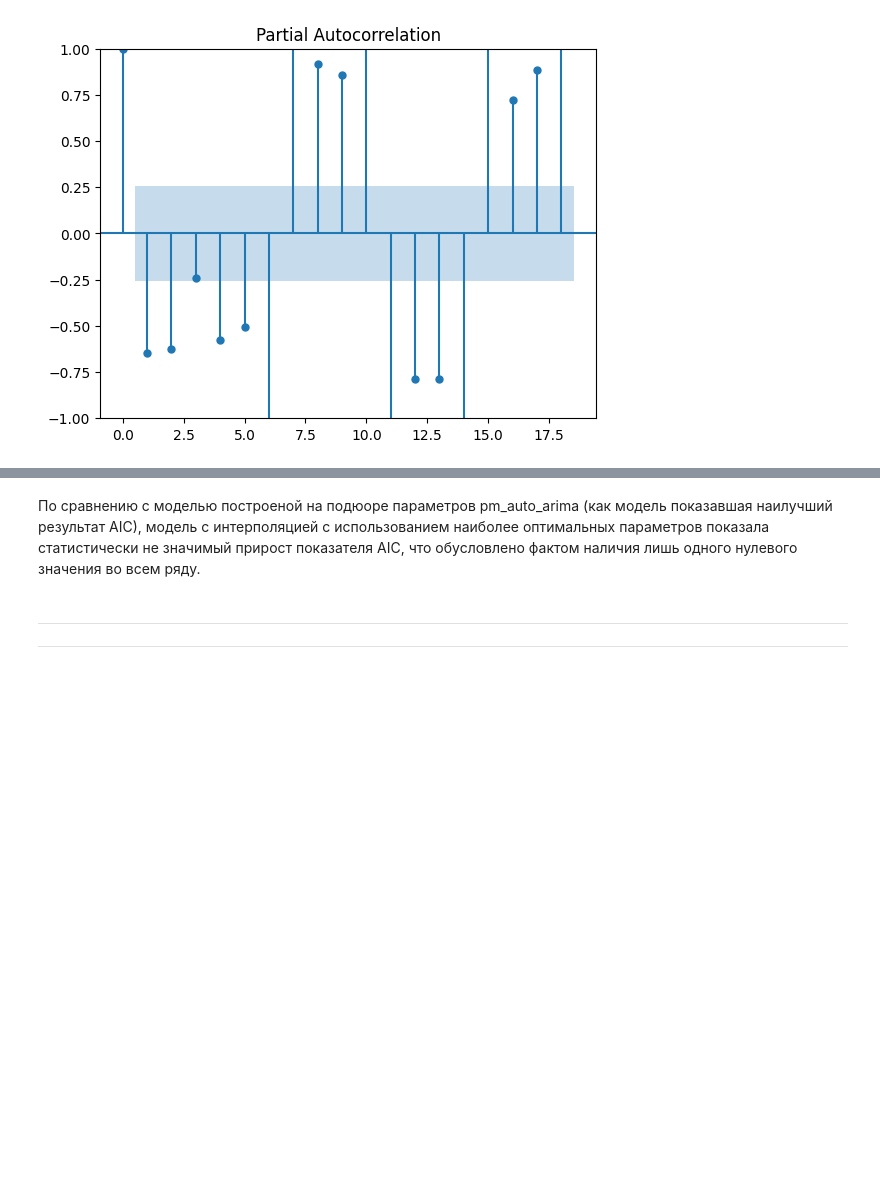
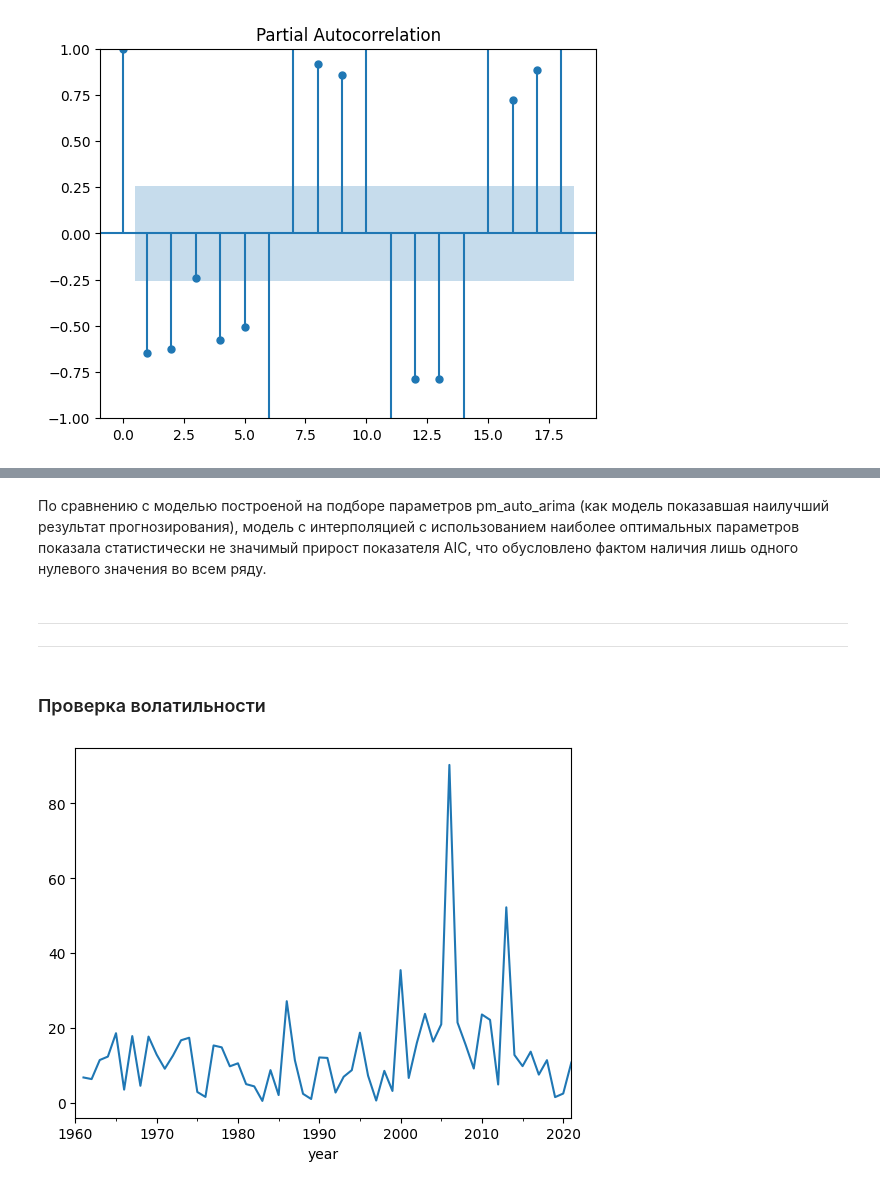
Before and after one commit to hotdonkey/data_science, a Jupyter notebook: Project_7/Project_7.ipynb, the cells around one changed output, grey strips where cells are left out. Saved outputs shown, nothing was run; the diff lists cells and outputs as text; code cells hidden in the pictures; blank space fills up the shorter version.

```diff
--- a/Project_7/Project_7.ipynb
+++ b/Project_7/Project_7.ipynb
@@ -388,7 +394,19 @@ Warnings:
 [1] Covariance matrix calculated using the outer product of gradients (complex-step).
 [2] Covariance matrix is singular or near-singular, with condition number 4.39e+54. Standard errors may be unstable.
 # %% [markdown]
-По сравнению с моделью построеной на подюоре параметров pm_auto_arima (как модель показавшая наилучший результат AIC), модель с интерполяцией с использованием наиболее оптимальных параметров показала статистически не значимый прирост показателя AIC, что обусловлено фактом наличия лишь одного нулевого значения во всем ряду.
+По сравнению с моделью построеной на подборе параметров pm_auto_arima (как модель показавшая наилучший результат прогнозирования), модель с интерполяцией с использованием наиболее оптимальных параметров показала статистически не значимый прирост показателя AIC, что обусловлено фактом наличия лишь одного нулевого значения во всем ряду.
 # %% [markdown]
 ___
 ___
+# %% [markdown]
+### Проверка волатильности
+# %%
+df['volatility'] = df['GDP (current US$)'].pct_change(1).mul(100).abs()
+train_df = df[:-3]
+test_df = df[-3:]
+# %%
+# Визуализация волатильности
+df['volatility'].plot()
+plt.show()
+# %% [output]
+[figure, added]
```
Also changed, not shown: parts of 46 cells of this notebook, 1 other file.
